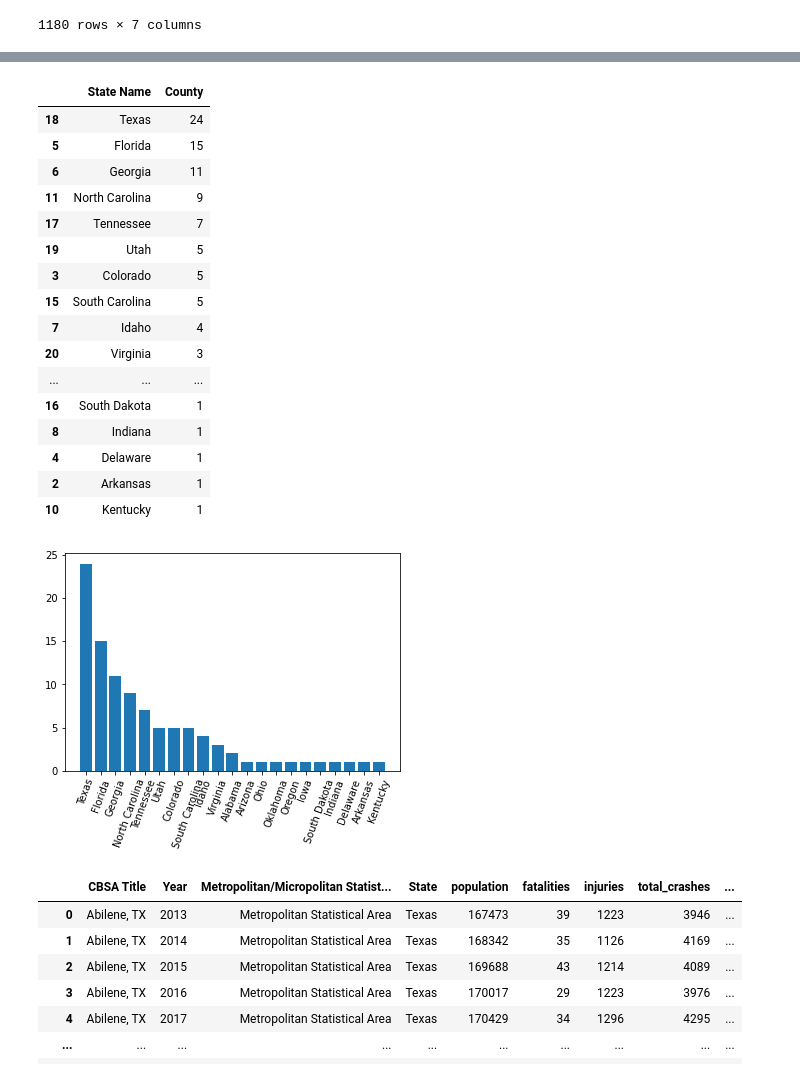
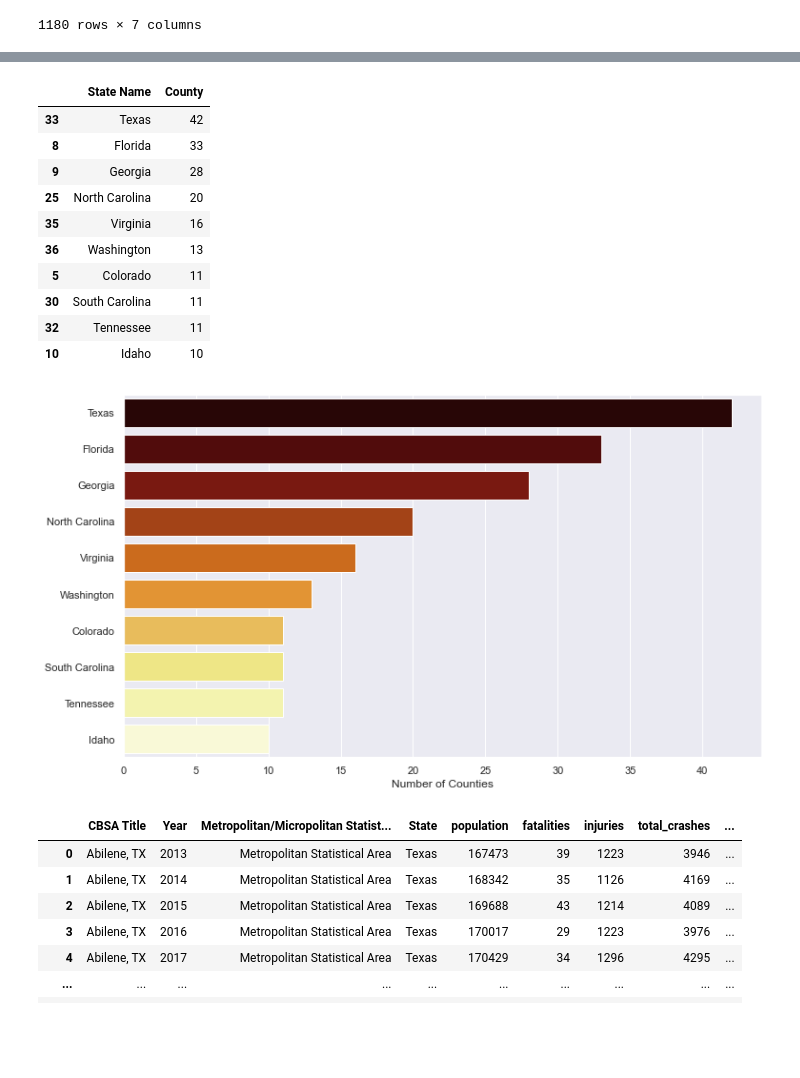
Before and after one commit to igoike/Capstone, a Jupyter notebook: notebooks/final_analysis.ipynb, the cells around one changed output, grey strips where cells are left out. Saved outputs shown, nothing was run; the diff lists cells and outputs as text; code cells hidden in the pictures; blank space fills up the shorter version.

```diff
--- a/notebooks/final_analysis.ipynb
+++ b/notebooks/final_analysis.ipynb
@@ -302,0 +634,3 @@ top100
+# %%
+thirfd_quartile = df_metro["TOTALGROWTH"].quantile(.75)
+thirfd_quartile
@@ -302,0 +639,3 @@ top100
+# %%
+df_metro_filtered = df_metro[df_metro["TOTALGROWTH"] > thirfd_quartile]
+df_metro_filtered
@@ -303,28 +660,26 @@ top100
 # %%
-df_final_list = top50.groupby(['State Name'])['County'].count().reset_index()
-df_final_list = df_final_list.sort_values(by='County', ascending=False)
+df_final_list = df_metro_filtered.groupby(['State Name'])['County'].count().reset_index()
+df_final_list = df_final_list.nlargest(10,['County'])
 df_final_list
 # %% [output]
 |  | State Name | County |
-| 18 | Texas | 24 |
-| 5 | Florida | 15 |
-| 6 | Georgia | 11 |
-| 11 | North Carolina | 9 |
-| 17 | Tennessee | 7 |
-| 19 | Utah | 5 |
-| 3 | Colorado | 5 |
-| 15 | South Carolina | 5 |
-| 7 | Idaho | 4 |
-| 20 | Virginia | 3 |
-| ... | ... | ... |
-| 16 | South Dakota | 1 |
-| 8 | Indiana | 1 |
-| 4 | Delaware | 1 |
-| 2 | Arkansas | 1 |
-| 10 | Kentucky | 1 |
+| 33 | Texas | 42 |
+| 8 | Florida | 33 |
+| 9 | Georgia | 28 |
+| 25 | North Carolina | 20 |
+| 35 | Virginia | 16 |
+| 36 | Washington | 13 |
+| 5 | Colorado | 11 |
+| 30 | South Carolina | 11 |
+| 32 | Tennessee | 11 |
+| 10 | Idaho | 10 |
 # %%
-plt.bar("State Name","County",data=df_final_list)
-plt.xticks(rotation = 70)
-plt.show()
+data = df_final_list.sort_values('County',ascending=False)
+sns.set(rc={"figure.figsize":(12,7)})
+g_df_final_list = sns.barplot('County','State Name', data = data,orient="h", palette = "afmhot",errwidth=0)
+g_df_final_list.set_xlabel("Number of Counties")
+g_df_final_list.set_ylabel(None)
+g_jan_top10.set_title("January",fontdict= { 'fontsize': 18, 'fontweight':'bold'})
+plt.savefig("C:/Users/iulia/Documents/NSS/projects/capstone/visuals/top10_states.png");
 # %% [output]
-[figure, old version]
+[figure, new version]
```
Also changed, not shown: parts of 47 cells of this notebook, 10 other files.
